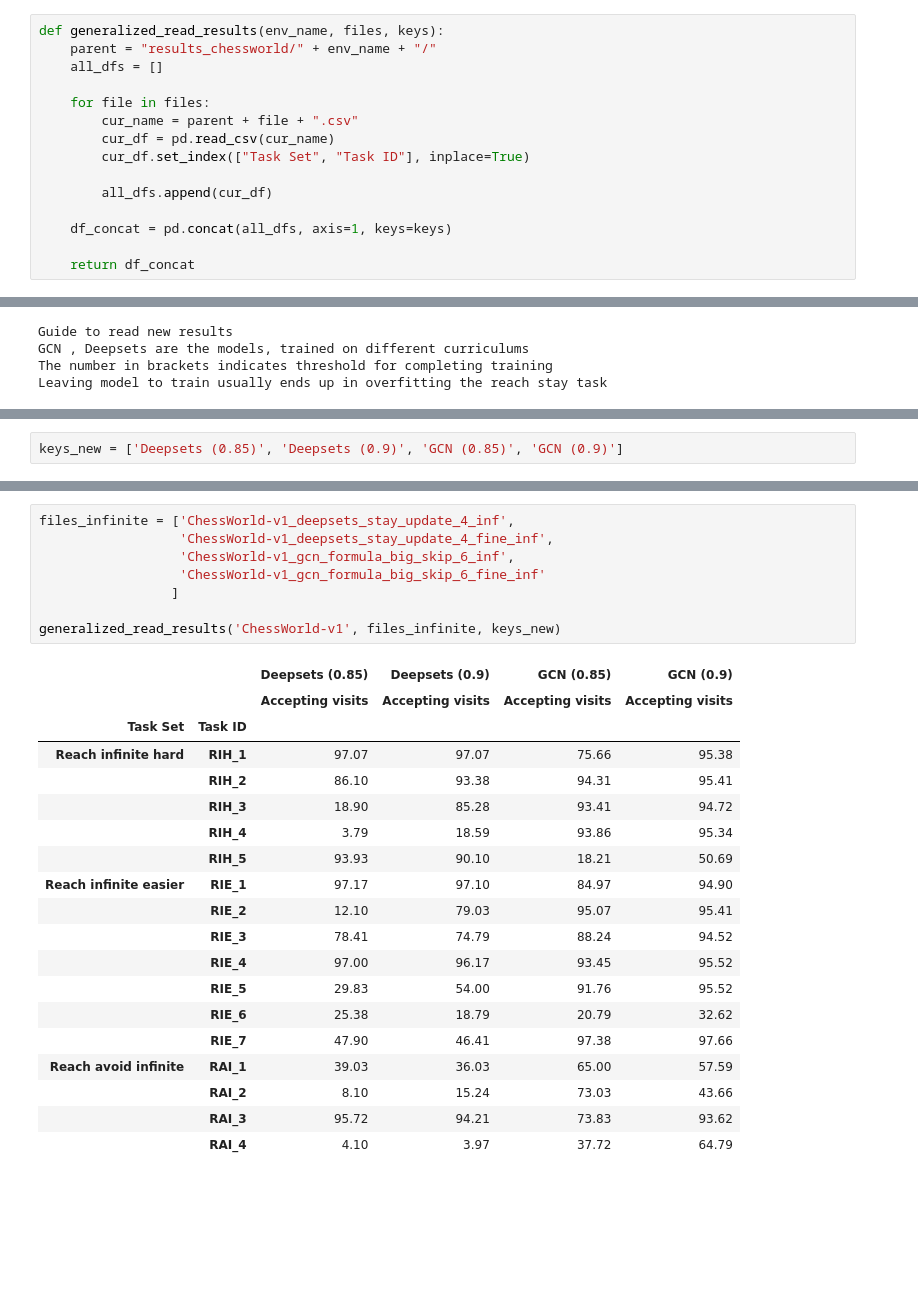
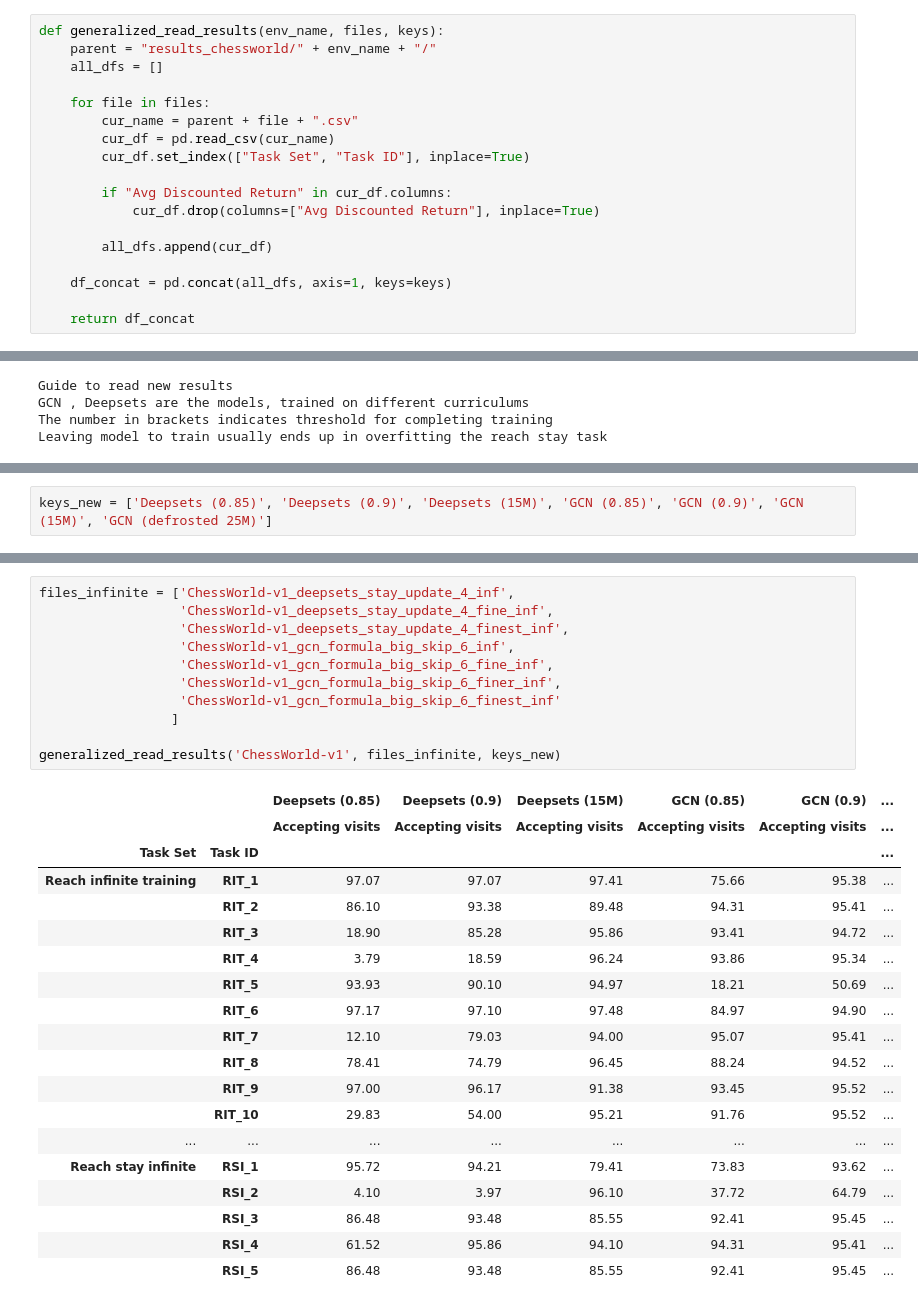
Before and after one commit to mattiagiuri/ltl_gnn, a Jupyter notebook: visualize_results_chess.ipynb, the cells around one changed output, grey strips where cells are left out. Cells and saved outputs as stored; diff of their text form; blank space fills up the shorter version.

```diff
--- a/visualize_results_chess.ipynb
+++ b/visualize_results_chess.ipynb
@@ -42,6 +42,9 @@ def generalized_read_results(env_name, files, keys):
         cur_df = pd.read_csv(cur_name)
         cur_df.set_index(["Task Set", "Task ID"], inplace=True)
 
+        if "Avg Discounted Return" in cur_df.columns:
+            cur_df.drop(columns=["Avg Discounted Return"], inplace=True)
+
         all_dfs.append(cur_df)
 
     df_concat = pd.concat(all_dfs, axis=1, keys=keys)
@@ -295,7 +298,7 @@ RA_5 ((!queen U pawn) & (! bishop U knight))
 RA_6 ((! queen U rook) & (!knight U queen))
 RA_7 ((!queen U pawn) & (! bishop U knight) & (!knight U rook)
 # %%
-keys_new = ['Deepsets (0.85)', 'Deepsets (0.9)', 'GCN (0.85)', 'GCN (0.9)']
+keys_new = ['Deepsets (0.85)', 'Deepsets (0.9)', 'Deepsets (15M)', 'GCN (0.85)', 'GCN (0.9)', 'GCN (15M)', 'GCN (defrosted 25M)']
 # %%
 files_finite = ['ChessWorld-v1_deepsets_stay_update_4',
                 'ChessWorld-v1_deepsets_stay_update_4_fine',
@@ -355,28 +359,31 @@ RAI_4 (F (G (knight & !bishop)))
 # %%
 files_infinite = ['ChessWorld-v1_deepsets_stay_update_4_inf',
                   'ChessWorld-v1_deepsets_stay_update_4_fine_inf',
+                  'ChessWorld-v1_deepsets_stay_update_4_finest_inf',
                   'ChessWorld-v1_gcn_formula_big_skip_6_inf',
-                  'ChessWorld-v1_gcn_formula_big_skip_6_fine_inf'
+                  'ChessWorld-v1_gcn_formula_big_skip_6_fine_inf',
+                  'ChessWorld-v1_gcn_formula_big_skip_6_finer_inf',
+                  'ChessWorld-v1_gcn_formula_big_skip_6_finest_inf'
                  ]
 
 generalized_read_results('ChessWorld-v1', files_infinite, keys_new)
 # %% [output]
-|  |  | Deepsets (0.85) | Deepsets (0.9) | GCN (0.85) | GCN (0.9) |
-|  |  | Accepting visits | Accepting visits | Accepting visits | Accepting visits |
-| Task Set | Task ID |  |  |  |  |
-| Reach infinite hard | RIH_1 | 97.07 | 97.07 | 75.66 | 95.38 |
-|  | RIH_2 | 86.10 | 93.38 | 94.31 | 95.41 |
-|  | RIH_3 | 18.90 | 85.28 | 93.41 | 94.72 |
-|  | RIH_4 | 3.79 | 18.59 | 93.86 | 95.34 |
-|  | RIH_5 | 93.93 | 90.10 | 18.21 | 50.69 |
-| Reach infinite easier | RIE_1 | 97.17 | 97.10 | 84.97 | 94.90 |
-|  | RIE_2 | 12.10 | 79.03 | 95.07 | 95.41 |
-|  | RIE_3 | 78.41 | 74.79 | 88.24 | 94.52 |
-|  | RIE_4 | 97.00 | 96.17 | 93.45 | 95.52 |
-|  | RIE_5 | 29.83 | 54.00 | 91.76 | 95.52 |
-|  | RIE_6 | 25.38 | 18.79 | 20.79 | 32.62 |
-|  | RIE_7 | 47.90 | 46.41 | 97.38 | 97.66 |
-| Reach avoid infinite | RAI_1 | 39.03 | 36.03 | 65.00 | 57.59 |
-|  | RAI_2 | 8.10 | 15.24 | 73.03 | 43.66 |
-|  | RAI_3 | 95.72 | 94.21 | 73.83 | 93.62 |
-|  | RAI_4 | 4.10 | 3.97 | 37.72 | 64.79 |
+|  |  | Deepsets (0.85) | Deepsets (0.9) | Deepsets (15M) | GCN (0.85) | GCN (0.9) | ... |
+|  |  | Accepting visits | Accepting visits | Accepting visits | Accepting visits | Accepting visits | ... |
+| Task Set | Task ID |  |  |  |  |  | ... |
+| Reach infinite training | RIT_1 | 97.07 | 97.07 | 97.41 | 75.66 | 95.38 | ... |
+|  | RIT_2 | 86.10 | 93.38 | 89.48 | 94.31 | 95.41 | ... |
+|  | RIT_3 | 18.90 | 85.28 | 95.86 | 93.41 | 94.72 | ... |
+|  | RIT_4 | 3.79 | 18.59 | 96.24 | 93.86 | 95.34 | ... |
+|  | RIT_5 | 93.93 | 90.10 | 94.97 | 18.21 | 50.69 | ... |
+|  | RIT_6 | 97.17 | 97.10 | 97.48 | 84.97 | 94.90 | ... |
+|  | RIT_7 | 12.10 | 79.03 | 94.00 | 95.07 | 95.41 | ... |
+|  | RIT_8 | 78.41 | 74.79 | 96.45 | 88.24 | 94.52 | ... |
+|  | RIT_9 | 97.00 | 96.17 | 91.38 | 93.45 | 95.52 | ... |
+|  | RIT_10 | 29.83 | 54.00 | 95.21 | 91.76 | 95.52 | ... |
+| ... | ... | ... | ... | ... | ... | ... | ... |
+| Reach stay infinite | RSI_1 | 95.72 | 94.21 | 79.41 | 73.83 | 93.62 | ... |
+|  | RSI_2 | 4.10 | 3.97 | 96.10 | 37.72 | 64.79 | ... |
+|  | RSI_3 | 86.48 | 93.48 | 85.55 | 92.41 | 95.45 | ... |
+|  | RSI_4 | 61.52 | 95.86 | 94.10 | 94.31 | 95.41 | ... |
+|  | RSI_5 | 86.48 | 93.48 | 85.55 | 92.41 | 95.45 | ... |
```
Also changed, not shown: parts of 5 cells of this notebook, 38 other files.
